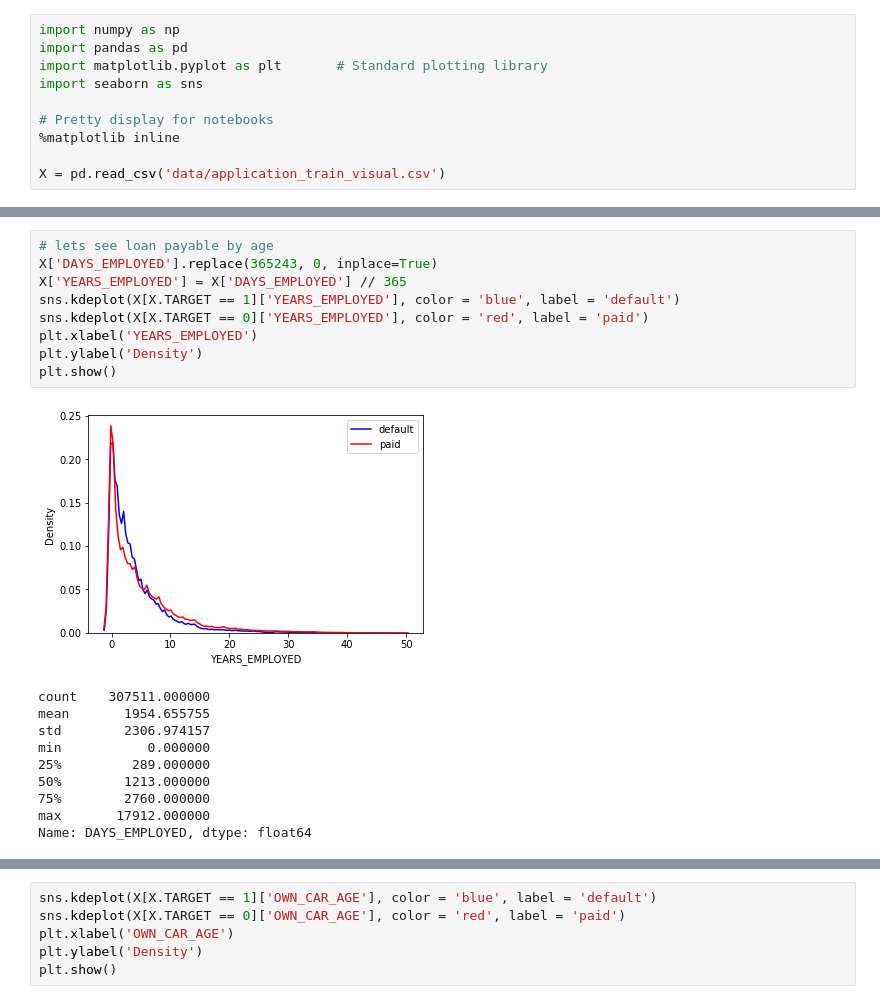
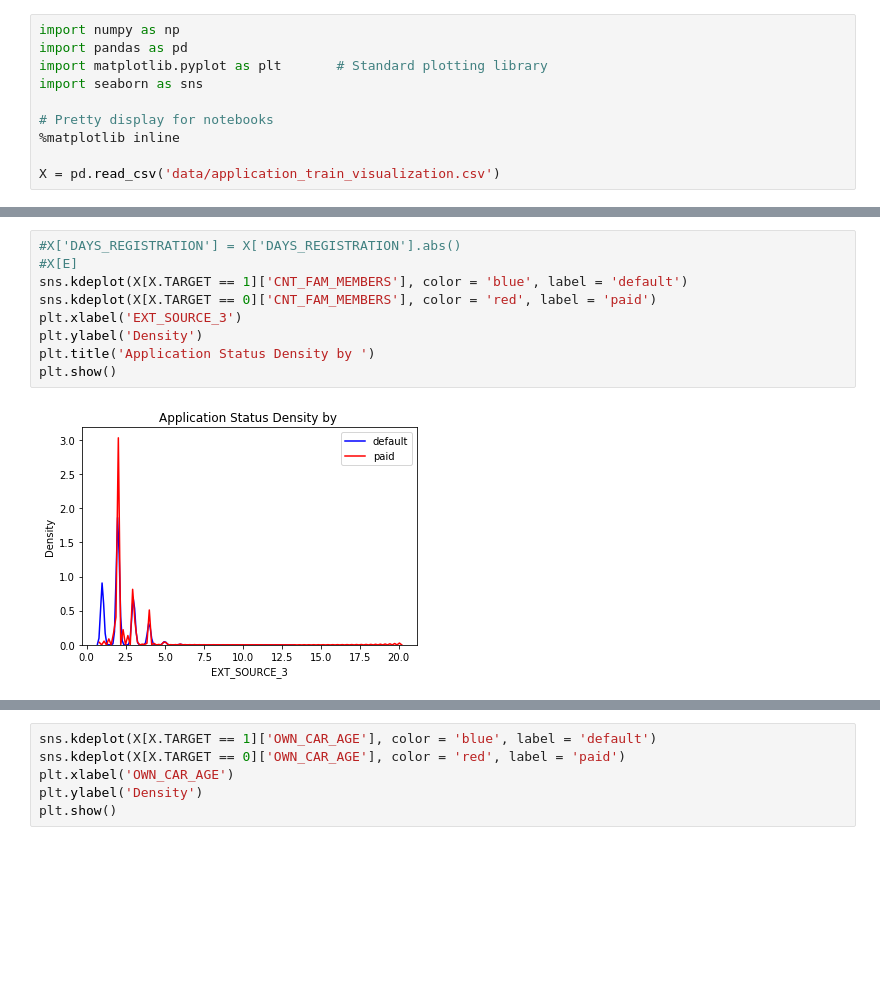
Before and after one commit to omaralqa/udacity_capstone_project, a Jupyter notebook: Data Exploration.ipynb, the cells around one changed output, grey strips where cells are left out. Cells and saved outputs as stored; diff of their text form; blank space fills up the shorter version.

```diff
--- a/Data Exploration.ipynb
+++ b/Data Exploration.ipynb
@@ -7,4 +7,4 @@ import seaborn as sns
 # Pretty display for notebooks
 %matplotlib inline
 
-X = pd.read_csv('data/application_train_visual.csv')
+X = pd.read_csv('data/application_train_visualization.csv')
@@ -28,20 +56,11 @@ plt.show()
 # %%
-# lets see loan payable by age
-X['DAYS_EMPLOYED'].replace(365243, 0, inplace=True)
-X['YEARS_EMPLOYED'] = X['DAYS_EMPLOYED'] // 365
-sns.kdeplot(X[X.TARGET == 1]['YEARS_EMPLOYED'], color = 'blue', label = 'default')
-sns.kdeplot(X[X.TARGET == 0]['YEARS_EMPLOYED'], color = 'red', label = 'paid')
-plt.xlabel('YEARS_EMPLOYED')
+#X['DAYS_REGISTRATION'] = X['DAYS_REGISTRATION'].abs()
+#X[E]
+sns.kdeplot(X[X.TARGET == 1]['CNT_FAM_MEMBERS'], color = 'blue', label = 'default')
+sns.kdeplot(X[X.TARGET == 0]['CNT_FAM_MEMBERS'], color = 'red', label = 'paid')
+plt.xlabel('EXT_SOURCE_3')
 plt.ylabel('Density')
+plt.title('Application Status Density by ')
 plt.show()
 # %% [output]
-[figure, old version]
+[figure, new version]
-count    307511.000000
-mean       1954.655755
-std        2306.974157
-min           0.000000
-25%         289.000000
-50%        1213.000000
-75%        2760.000000
-max       17912.000000
-Name: DAYS_EMPLOYED, dtype: float64
```
Also changed, not shown: parts of 7 cells of this notebook, 17 other files.
